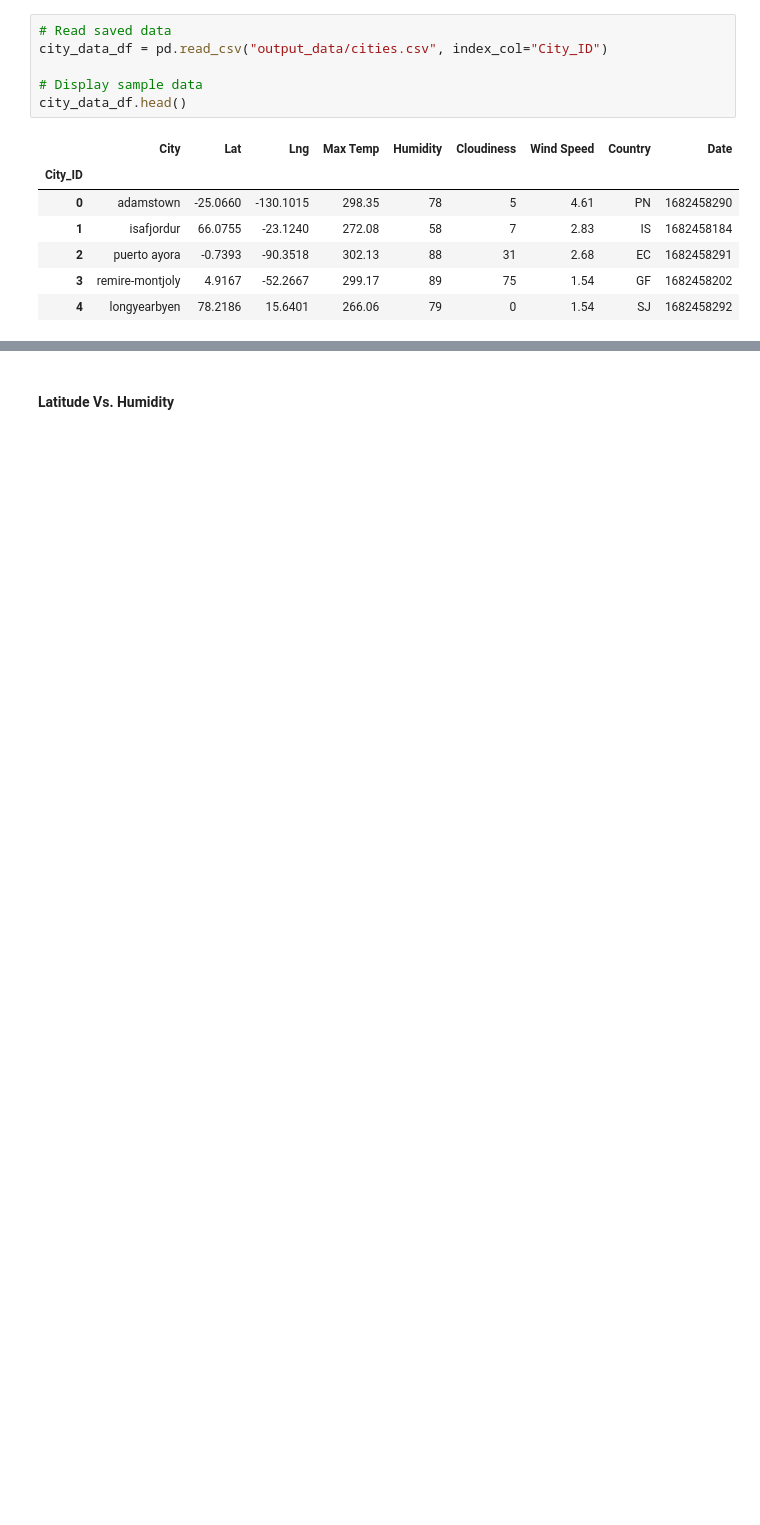
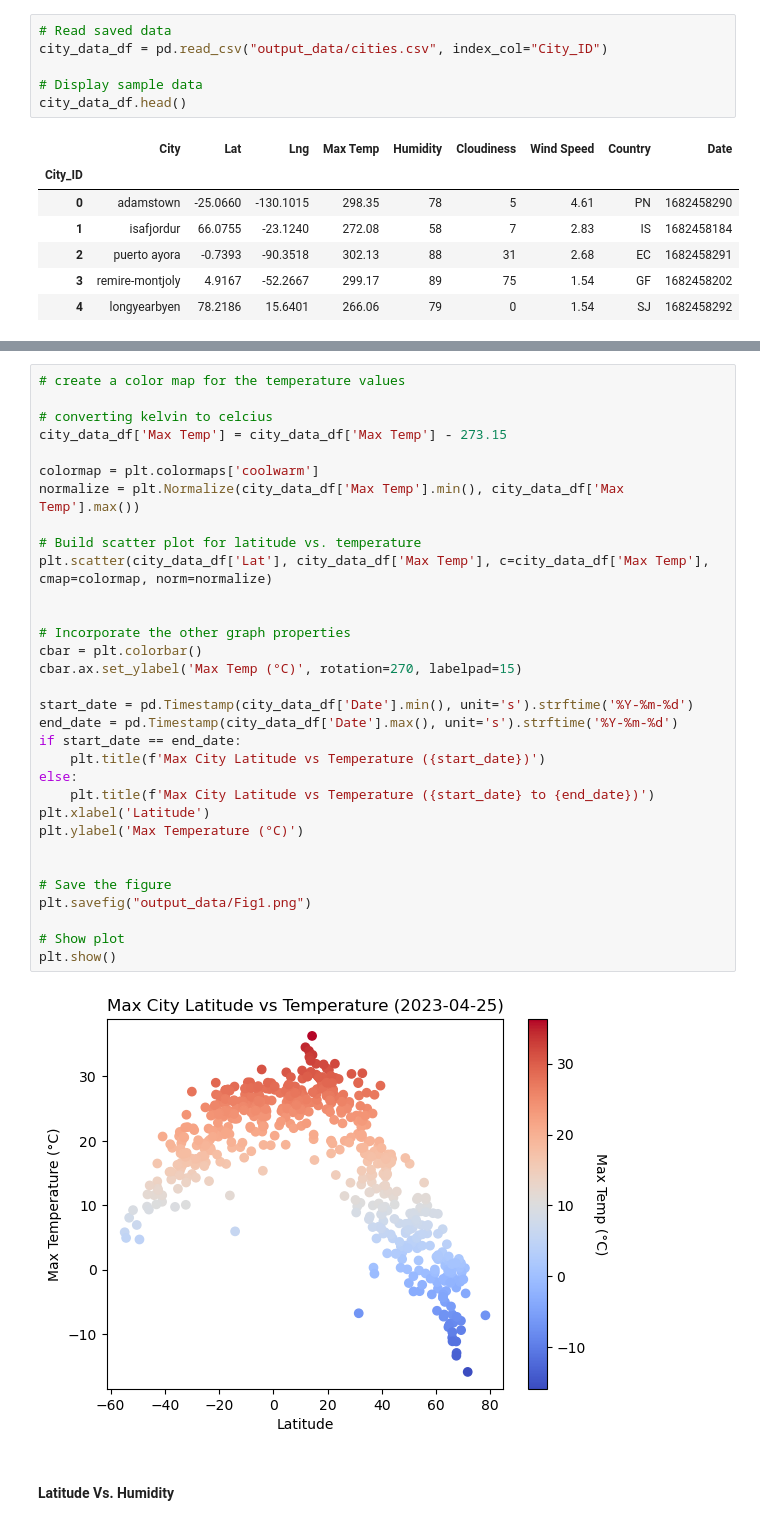
Before and after one commit to kuromasadev/python-api-challenge, a Jupyter notebook: WeatherPy/WeatherPy.ipynb, the cells around one changed output, grey strips where cells are left out. Cells and saved outputs as stored; diff of their text form; blank space fills up the shorter version.

```diff
--- a/WeatherPy/WeatherPy.ipynb
+++ b/WeatherPy/WeatherPy.ipynb
@@ -202,2 +191,36 @@ plt.show()
+# %%
+# create a color map for the temperature values
+
+# converting kelvin to celcius
+city_data_df['Max Temp'] = city_data_df['Max Temp'] - 273.15
+
+colormap = plt.colormaps['coolwarm']
+normalize = plt.Normalize(city_data_df['Max Temp'].min(), city_data_df['Max Temp'].max())
+
+# Build scatter plot for latitude vs. temperature
+plt.scatter(city_data_df['Lat'], city_data_df['Max Temp'], c=city_data_df['Max Temp'], cmap=colormap, norm=normalize)
+
+
+# Incorporate the other graph properties
+cbar = plt.colorbar()
+cbar.ax.set_ylabel('Max Temp (°C)', rotation=270, labelpad=15)
+
+start_date = pd.Timestamp(city_data_df['Date'].min(), unit='s').strftime('%Y-%m-%d')
+end_date = pd.Timestamp(city_data_df['Date'].max(), unit='s').strftime('%Y-%m-%d')
+if start_date == end_date:
+    plt.title(f'Max City Latitude vs Temperature ({start_date})')
+else:
+    plt.title(f'Max City Latitude vs Temperature ({start_date} to {end_date})')
+plt.xlabel('Latitude')
+plt.ylabel('Max Temperature (°C)')
+
+
+# Save the figure
+plt.savefig("output_data/Fig1.png")
+
+# Show plot
+plt.show()
+# %% [output]
+[figure, added]
 # %% [markdown]
 #### Latitude Vs. Humidity
```
Also changed, not shown: parts of 10 cells of this notebook, 2 other files.
